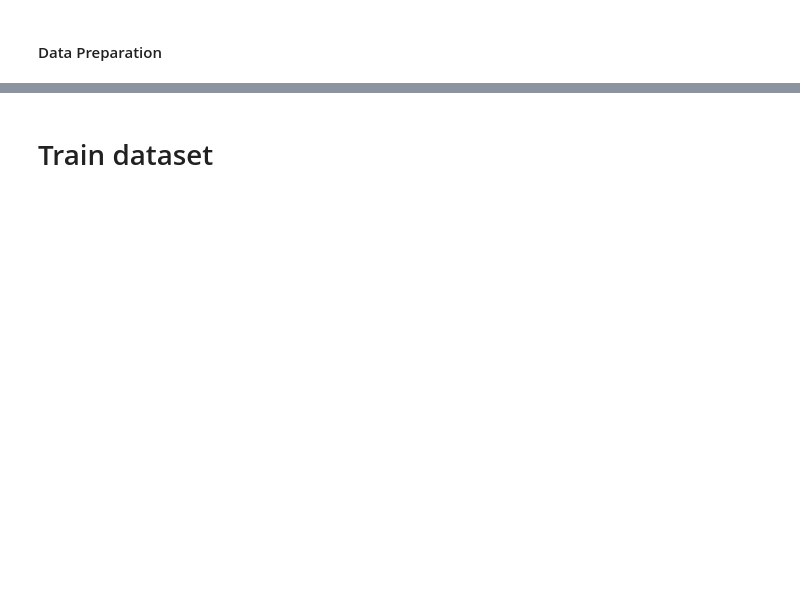
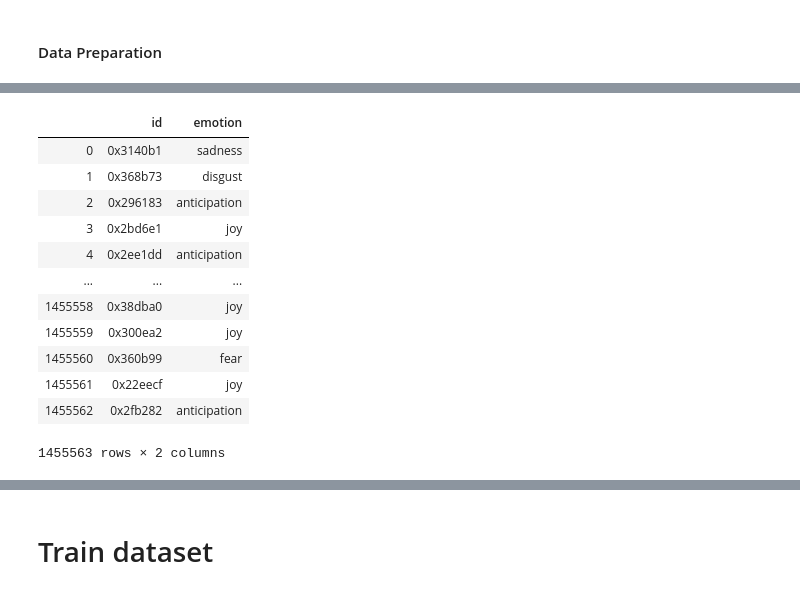
Before and after one commit to mon826/DM19-Lab2-Master, a Jupyter notebook: [Final]DM19-Lab2-Homework-Dataset_Twitter.ipynb, the cells around one changed output, grey strips where cells are left out. Cells and saved outputs as stored; diff of their text form; code cells hidden in the pictures; blank space fills up the shorter version.

```diff
--- a/[Final]DM19-Lab2-Homework-Dataset_Twitter.ipynb
+++ b/[Final]DM19-Lab2-Homework-Dataset_Twitter.ipynb
@@ -167,10 +249,23 @@ dfid
 # %%
 #Import the file emotion by using pandas
-'''
+
 col_Names=["id", "emotion"]
-emotion = pd.read_csv(r'C:\Users\User\Data Mining_NTHU\DMlab2x\DM19-Lab2-Homework\Data for Lab2_HW\emotion.csv', header = 0, names =col_Names)
+emotion = pd.read_csv(r'C:\Users\User\Data Mining_NTHU\DMlab2x\DM19-Lab2-Homework_Twitter - ทำไฟล์ตรงนี้ เวลาอัพไปอัพที่อื่น\Data for Lab2_HW\emotion.csv', header = 0, names =col_Names)
 emotion
-'''
+# %% [output]
+|  | id | emotion |
+| 0 | 0x3140b1 | sadness |
+| 1 | 0x368b73 | disgust |
+| 2 | 0x296183 | anticipation |
+| 3 | 0x2bd6e1 | joy |
+| 4 | 0x2ee1dd | anticipation |
+| ... | ... | ... |
+| 1455558 | 0x38dba0 | joy |
+| 1455559 | 0x300ea2 | joy |
+| 1455560 | 0x360b99 | fear |
+| 1455561 | 0x22eecf | joy |
+| 1455562 | 0x2fb282 | anticipation |
+1455563 rows × 2 columns
 # %%
 #Merge the ddate and emotion dataframe together
 #>>https://stackoverflow.com/questions/21435176/appending-two-dataframes-with-same-columns-different-order
```
Also changed, not shown: parts of 141 cells of this notebook.
